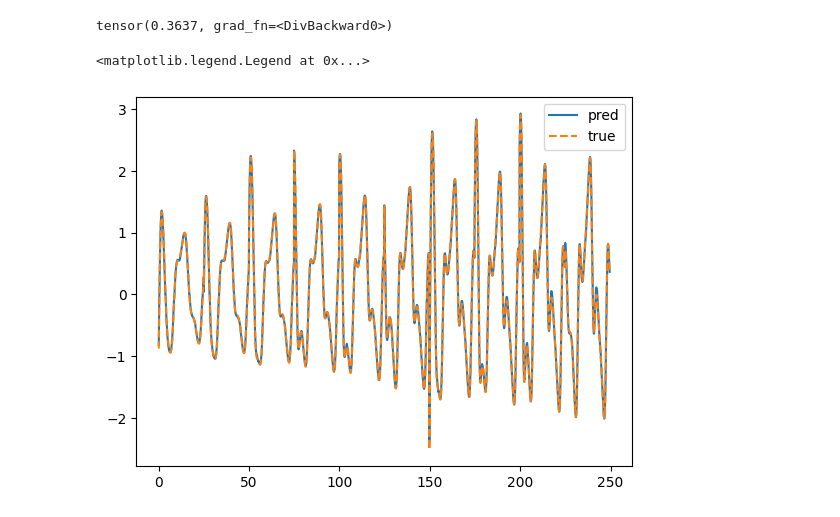
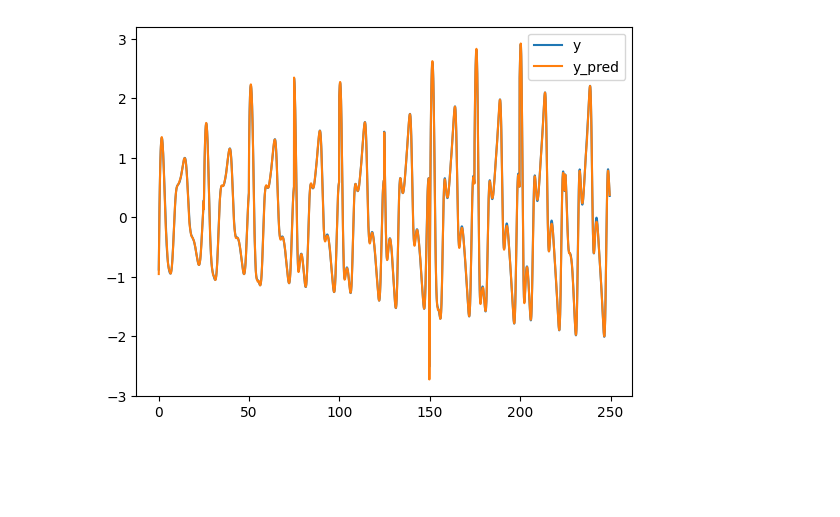
Before and after one commit to emilhaugstvedt/sparsity, a Jupyter notebook: SoftThresholding.ipynb, the cells around one changed output. Saved outputs shown, nothing was run; the diff lists cells and outputs as text; code cells hidden in the pictures; blank space fills up the shorter version.

```diff
--- a/SoftThresholding.ipynb
+++ b/SoftThresholding.ipynb
@@ -44,16 +55,12 @@ Sparsity: 0.7839999794960022
 # %%
-y_pred = model(test_loader.dataset.x)
+y_pred = model(test_loader.dataset.x).detach().numpy()
-# %%
-torch.sum((y_pred - test_loader.dataset.y)**2) / len(test_loader.dataset.y)
-# %% [output]
-tensor(0.3637, grad_fn=<DivBackward0>)
-# %%
-plt.plot(t_test, y_pred[:, 0].detach().numpy(), label='pred')
-plt.plot(t_test, test_loader.dataset.y[:, 0].detach().numpy(), label='true', linestyle='--')
-plt.legend()
-# %% [output]
-<matplotlib.legend.Legend at 0x...>
-[figure, removed]
+# %%
+plt.plot(t_test, test_data.y[:, 0], label="y")
+plt.plot(t_test, y_pred[:, 0], label="y_pred")
+plt.legend()
+plt.show()
+# %% [output]
+[figure, added]
 # %%
 s_threshhold = [layer.s.detach().item() for layer in model.layers]
 # %%
```
Also changed, not shown: parts of 8 cells of this notebook, 2 other files.
